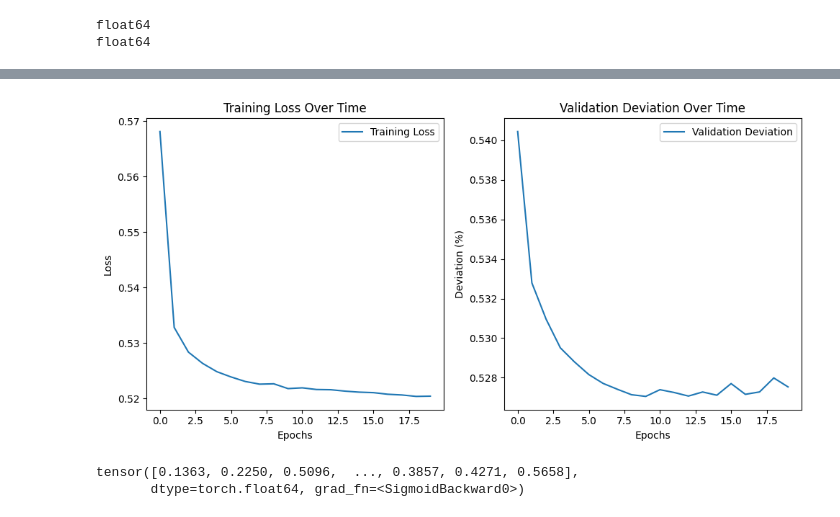
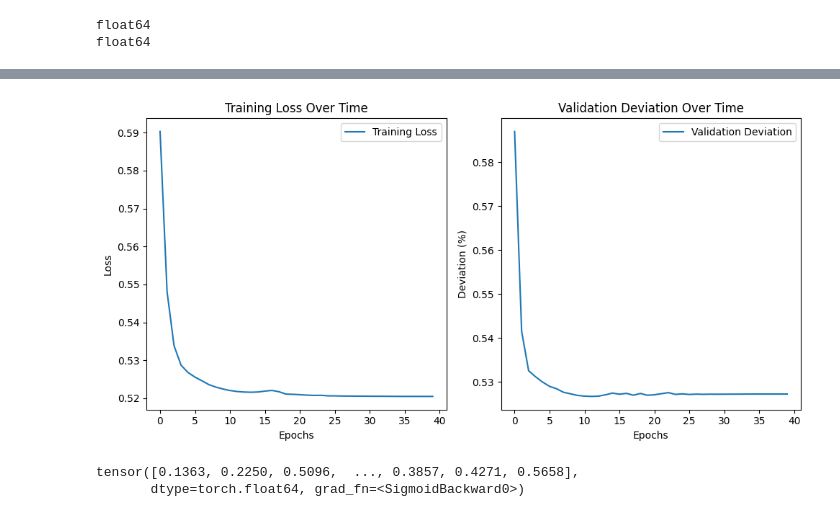
Before and after one commit to KuzonFyre/Single-Cell-Perturbations, a Jupyter notebook: FinalModel.ipynb, the cells around one changed output, grey strips where cells are left out. Saved outputs shown, nothing was run; the diff lists cells and outputs as text; code cells hidden in the pictures.

Commit message:
Working in collab, added schedular, and more layer

```diff
--- a/FinalModel.ipynb
+++ b/FinalModel.ipynb
@@ -174,13 +134,49 @@ def build_model(layers, dropout_p=0.5):
+# %%
+#layers is the number of hidden layers (function only defined for one or two layers)
+#sizes is a list with the sizes of each layer [input, hidden1, optional hidden 2, output]
+
+def build_model(layers, dropout_p=0.5):
+    class DynamicNet(nn.Module):
+        def __init__(self, layer_sizes, dropout_p):
+            super(DynamicNet, self).__init__()
+            self.layers = nn.ModuleList()
+            for i in range(len(layer_sizes) - 2):
+                self.layers.append(nn.Linear(layer_sizes[i], layer_sizes[i + 1]))
+                self.layers.append(nn.ReLU())
+                self.layers.append(nn.Dropout(dropout_p))
+            self.layers.append(nn.Linear(layer_sizes[-2], layer_sizes[-1]))
+            self.act_output = nn.Sigmoid()
+
+        def forward(self, x):
+            for layer in self.layers:
+                x = layer(x)
+            x = self.act_output(x)
+            return x
+
+    model = DynamicNet(layers, dropout_p)
+    model.double()
+    return model
 # %%
 
 #training loop
 
 def train(epoch_number, batch_size, layers):
     model = build_model(layers)
+
+    # Move model to GPU if available
+    device = torch.device('cuda' if torch.cuda.is_available() else 'cpu')
+    model.to(device)
+
+
     loss_fn = nn.BCELoss()
     optimizer = torch.optim.Adam(model.parameters(), lr = 0.001)
+    # Initialize the plateau scheduler
+    scheduler = ReduceLROnPlateau(optimizer, mode='min', factor=0.1, patience=10, verbose=True)
+
     epoch_test_losses = []
     epoch_val_losses = []
+
+
 
     for epoch in range(epoch_number):
         batch_losses = []
@@ -200,10 +196,12 @@ def train(epoch_number, batch_size, layers):
         epoch_test_loss = np.mean(batch_losses)
         epoch_test_losses.append(epoch_test_loss)
 
+        model.eval()
         with torch.no_grad():
             y_pred = model(valIn_t)
             epoch_val_loss = loss_fn(y_pred,valOut_t)
         epoch_val_losses.append(epoch_val_loss)
+        scheduler.step(epoch_val_loss)
 
 
         print(f"Epoch {epoch}, Training Loss: {epoch_test_loss}, Validation Loss: {epoch_val_loss}")
@@ -212,7 +210,7 @@ def train(epoch_number, batch_size, layers):
 # %%
 
 # Call your train(epochs, batch size, layers) function
-train_losses, test_losses, model = train(20, 20, [169,4000,18211])
+train_losses, test_losses, model = train(40, 64, [169,512, 1024, 2048, 18211])
 
 # Now plot the loss over epochs
 plt.figure(figsize=(10, 5))
@@ -228,7 +226,7 @@ plt.legend()
 
 # Plotting the deviation over epochs
 plt.subplot(1, 2, 2)
-plt.plot(test_losses, label='Validation Deviation')
+plt.plot([x.cpu() for x in test_losses], label='Validation Deviation')
 plt.xlabel('Epochs')
 plt.ylabel('Deviation (%)')
 plt.title('Validation Deviation Over Time')
@@ -260,4 +255,4 @@ Epoch 19, Training Loss: 0.5204279307451652, Validation Loss: 0.5275360256054744
-[figure, old version]
+[figure, new version]
 # %%
 def hot_encode(cell,compound):
     cell_vec = np.zeros(cell_mapping.size)
```
Also changed, not shown: parts of 8 cells of this notebook.
